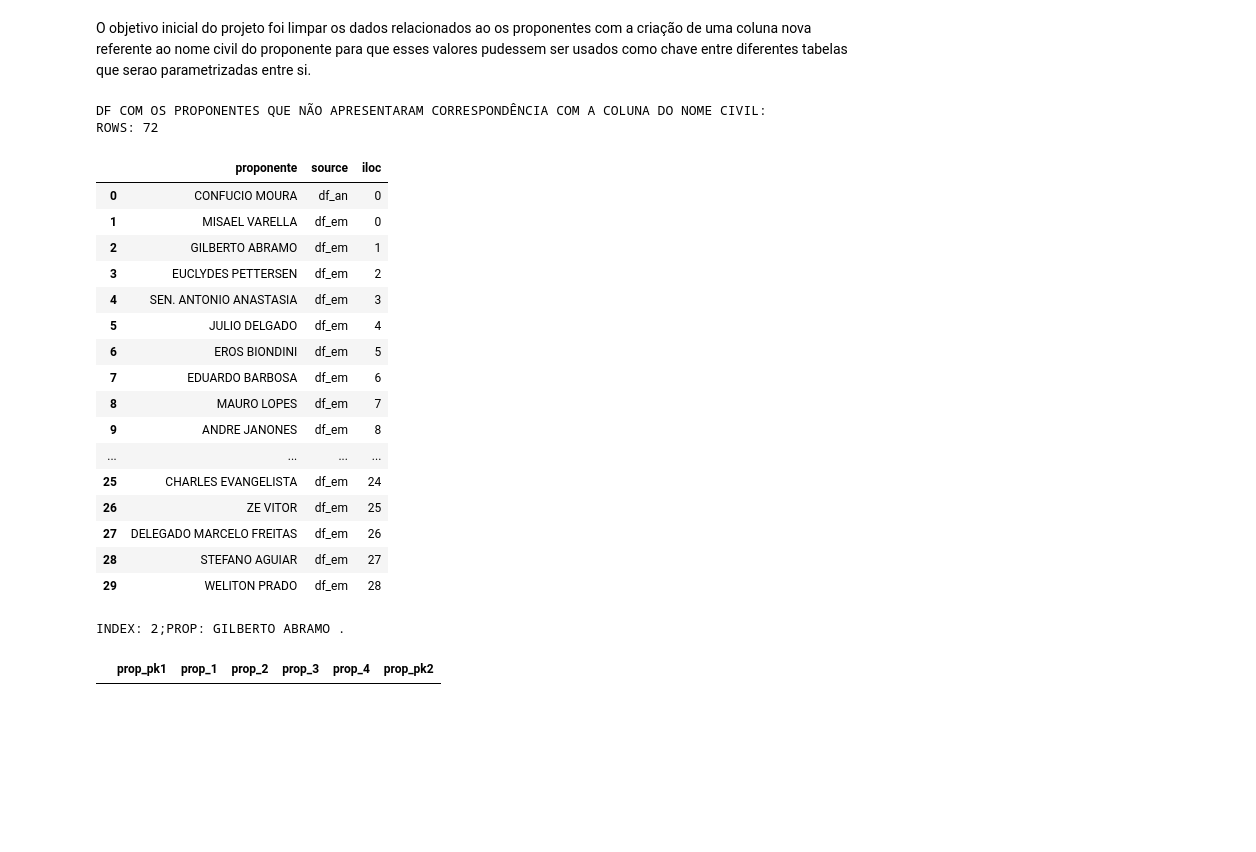
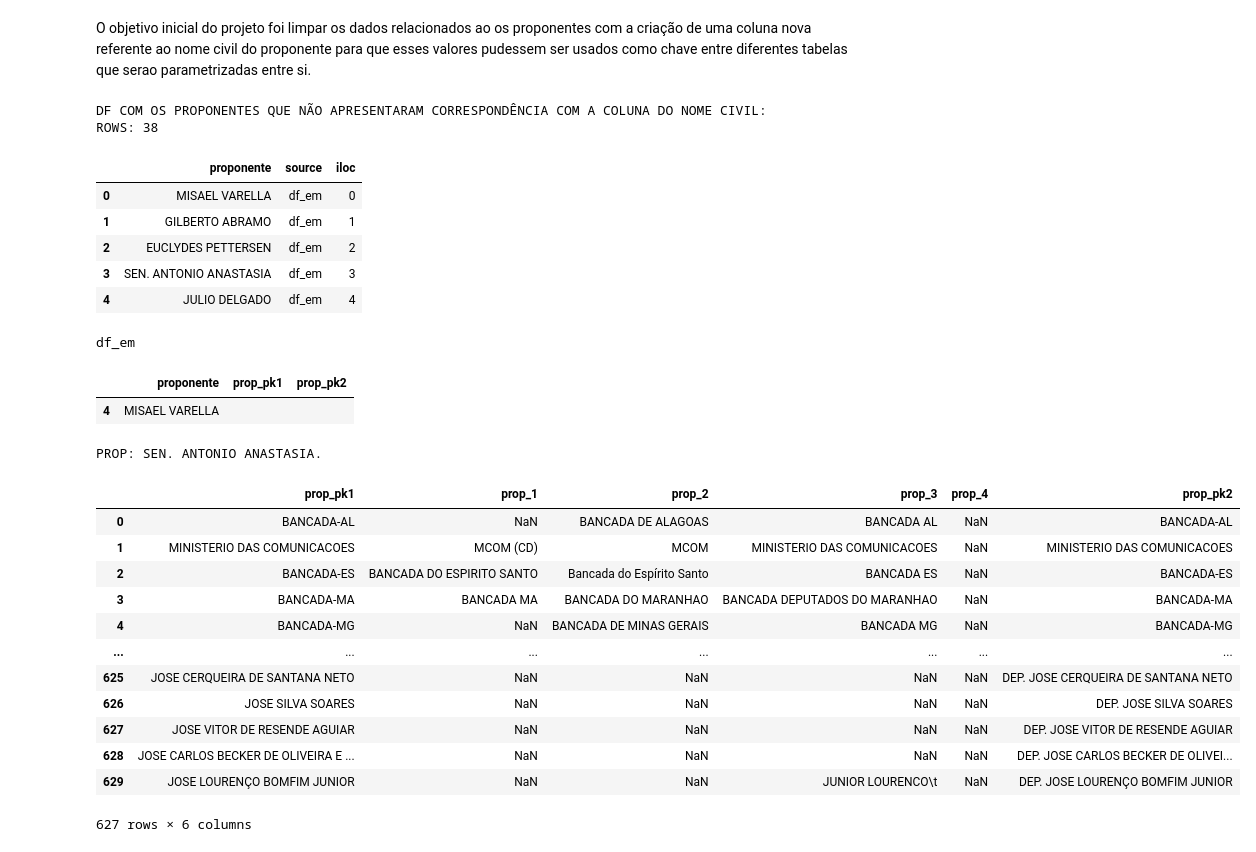
Before and after one commit to robertomdiniz5/Projeto-Controle-Financeiro-GESAC, a Jupyter notebook: controle_financeiro_gesac.ipynb, the cells around one changed output. Cells and saved outputs as stored; diff of their text form; code cells hidden in the pictures; blank space fills up the shorter version.

```diff
--- a/controle_financeiro_gesac.ipynb
+++ b/controle_financeiro_gesac.ipynb
@@ -204,13 +199,12 @@ lst_re = [
 (r'\(.*\)',''),
 ]
 
-lamb_str = lambda x:strip_accents(x).upper().strip()
+lamb_str = lambda x:strip_accents(x).upper()
 lamb_re = lambda x:regexing(x)
+lamb_strip = lambda x: str(x).strip()
 
 df_estados['nome'] = df_estados['nome'].apply(lamb_str)
 uf_re = zip(df_estados['nome'], df_estados['sigla'])
 
 for x in list(uf_re):
     lst_re.append(x)
-
-print(lst_re)
@@ -261,7 +253,9 @@ df_em['proponente'] = df_em['emenda']
 lst_df = [df_sn, df_an, df_cg, df_em, df_sg]
 
 for df in lst_df:
-    df['proponente'] = df['proponente'].apply(lamb_str).apply(lamb_re)
+    df['proponente'] = df['proponente'].apply(lamb_str)
+    df['proponente'] = df['proponente'].apply(lamb_re)
+    df['proponente'] = df['proponente'].apply(lamb_strip)
 
 
 lst_pr = (df_pr['prop_pk1'], df_pr['prop_1'],df_pr['prop_2'], df_pr['prop_3'],df_pr['prop_4'])
@@ -295,7 +289,6 @@ df_an.fillna(0,inplace=True)
 
 # df_em.proponente.unique()
 # %%
-#checando se tem dfs sem prop_pk
 start_time = time()
 
 dfs  = [[df_an,'df_an'], [df_sn,'df_sn'],[df_em,'df_em'], [df_sg,'df_sg']];
@@ -310,55 +303,65 @@ for df in dfs:
             prop_index = (index_2)
             lst_prop_nk.append((prop_name, prop_source, prop_index))
             lst.append(value)
-
-
         else:pass
 
 print('DF COM OS PROPONENTES QUE NÃO APRESENTARAM CORRESPONDÊNCIA COM A COLUNA DO NOME CIVIL:')
 df_nk = pd.DataFrame()
 df_nk['proponente'] = [x for x,y,z in lst_prop_nk]
 df_nk['source'] = [y for x,y,z in lst_prop_nk]
-df_nk['iloc']= [z for x,y,z in lst_prop_nk]
 
 print('ROWS:', df_nk.shape[0])
-df_nk.head(30)
+df_nk.head()
 # %% [output]
 DF COM OS PROPONENTES QUE NÃO APRESENTARAM CORRESPONDÊNCIA COM A COLUNA DO NOME CIVIL:
-ROWS: 72
+ROWS: 38
 |  | proponente | source | iloc |
-| 0 | CONFUCIO MOURA | df_an | 0 |
-| 1 | MISAEL VARELLA | df_em | 0 |
-| 2 | GILBERTO ABRAMO | df_em | 1 |
-| 3 | EUCLYDES PETTERSEN | df_em | 2 |
-| 4 | SEN. ANTONIO ANASTASIA | df_em | 3 |
-| 5 | JULIO DELGADO | df_em | 4 |
-| 6 | EROS BIONDINI | df_em | 5 |
-| 7 | EDUARDO BARBOSA | df_em | 6 |
-| 8 | MAURO LOPES | df_em | 7 |
-| 9 | ANDRE JANONES | df_em | 8 |
-| ... | ... | ... | ... |
-| 25 | CHARLES EVANGELISTA | df_em | 24 |
-| 26 | ZE VITOR | df_em | 25 |
-| 27 | DELEGADO MARCELO FREITAS | df_em | 26 |
-| 28 | STEFANO AGUIAR | df_em | 27 |
-| 29 | WELITON PRADO | df_em | 28 |
+| 0 | MISAEL VARELLA | df_em | 0 |
+| 1 | GILBERTO ABRAMO | df_em | 1 |
+| 2 | EUCLYDES PETTERSEN | df_em | 2 |
+| 3 | SEN. ANTONIO ANASTASIA | df_em | 3 |
+| 4 | JULIO DELGADO | df_em | 4 |
+# %%
+index = 0
+df = df_nk['source'].iloc[index]
+name = df_nk['proponente'].iloc[index]
+exec(f"output = {df}.loc[{df}.proponente == '{name}'][['proponente','prop_pk1','prop_pk2']]")
+print(df)
+output
+# %% [output]
+df_em
+|  | proponente | prop_pk1 | prop_pk2 |
+| 4 | MISAEL VARELLA |  |  |
+# %%
+i = 0
 # %%
+print(f'PROP: {df_nk.proponente.iloc[i]}.')
 
 def writing_in_df_prop():
-    i = int(input('INDEX? '))
     prop_name = df_nk['proponente'][i]
-    print(f'INDEX: {i};PROP: {df_nk.proponente.iloc[i]}.')
-    input_regex = input('REGEX: ')
-    name_regex = r'input_regex'
-    return i, prop_name, prop_index, name_regex
+    input_regex = input('REGEX: ').upper()
+    name_regex = r''+input_regex
+    return prop_name, name_regex
 
-i, prop_name, prop_index, name_regex = writing_in_df_prop()
+prop_name, name_regex = writing_in_df_prop()
 #------------------------------------
 filter_cl = ['prop_pk1','prop_1','prop_2','prop_3','prop_4','prop_pk2']
-filter_name = df_pr['prop_pk1'].str.match(name_regex) ==True;
+filter_name = df_pr['prop_pk1'].str.match(name_regex) == True;
 
 df_pr.loc[filter_name][filter_cl]
 # %% [output]
-INDEX: 2;PROP: GILBERTO ABRAMO .
+PROP: SEN. ANTONIO ANASTASIA.
 |  | prop_pk1 | prop_1 | prop_2 | prop_3 | prop_4 | prop_pk2 |
+| 0 | BANCADA-AL | NaN | BANCADA DE ALAGOAS | BANCADA AL | NaN | BANCADA-AL |
+| 1 | MINISTERIO DAS COMUNICACOES | MCOM (CD) | MCOM | MINISTERIO DAS COMUNICACOES | NaN | MINISTERIO DAS COMUNICACOES |
+| 2 | BANCADA-ES | BANCADA DO ESPIRITO SANTO | Bancada do Espírito Santo | BANCADA ES | NaN | BANCADA-ES |
+| 3 | BANCADA-MA | BANCADA MA | BANCADA DO MARANHAO | BANCADA DEPUTADOS DO MARANHAO | NaN | BANCADA-MA |
+| 4 | BANCADA-MG | NaN | BANCADA DE MINAS GERAIS | BANCADA MG | NaN | BANCADA-MG |
+| ... | ... | ... | ... | ... | ... | ... |
+| 625 | JOSE CERQUEIRA DE SANTANA NETO | NaN | NaN | NaN | NaN | DEP. JOSE CERQUEIRA DE SANTANA NETO |
+| 626 | JOSE SILVA SOARES | NaN | NaN | NaN | NaN | DEP. JOSE SILVA SOARES |
+| 627 | JOSE VITOR DE RESENDE AGUIAR | NaN | NaN | NaN | NaN | DEP. JOSE VITOR DE RESENDE AGUIAR |
+| 628 | JOSE CARLOS BECKER DE OLIVEIRA E ... | NaN | NaN | NaN | NaN | DEP. JOSE CARLOS BECKER DE OLIVEI... |
+| 629 | JOSE LOURENÇO BOMFIM JUNIOR | NaN | NaN | JUNIOR LOURENCO\t | NaN | DEP. JOSE LOURENÇO BOMFIM JUNIOR |
+627 rows × 6 columns
 # %%
```
Also changed, not shown: parts of 15 cells of this notebook, 16 other files.
